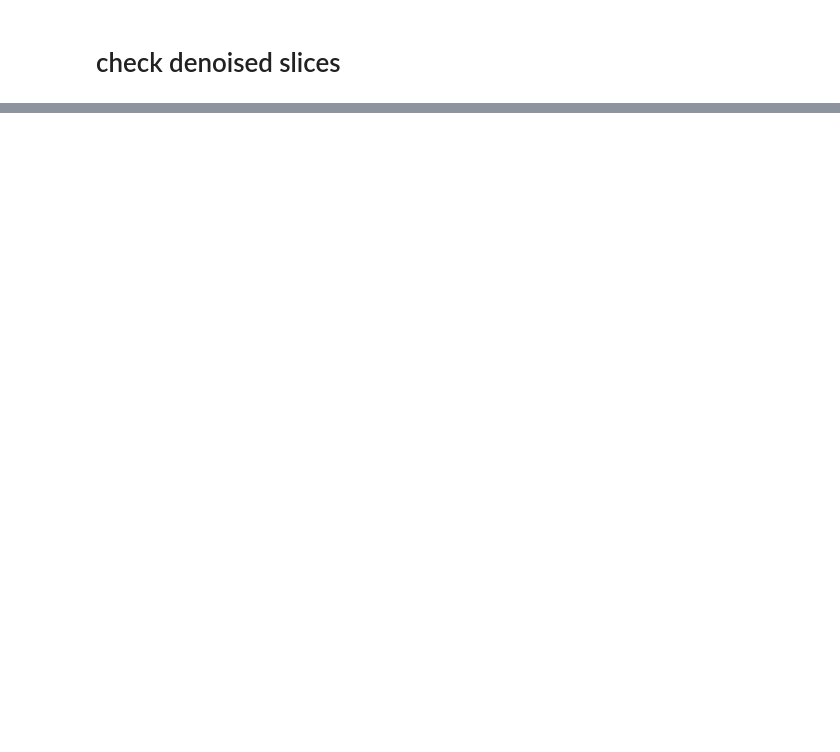
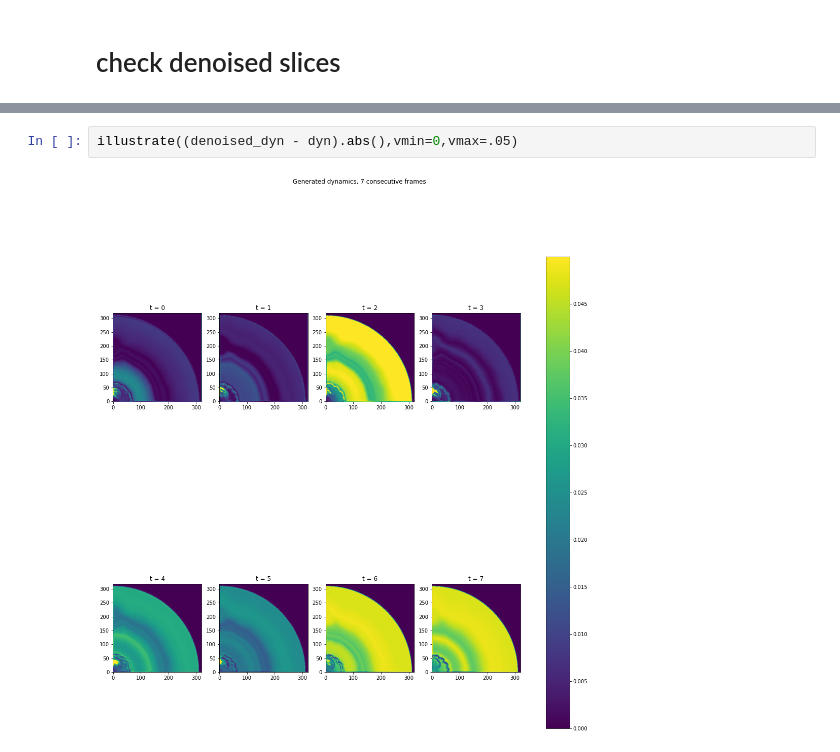
Before and after one commit to zhishenhuang/hydro, a Jupyter notebook: demo.ipynb, the cells around one changed output, grey strips where cells are left out. Drawn from its saved outputs; the diff is of its cells as text; blank space fills up the shorter version.

```diff
--- a/demo.ipynb
+++ b/demo.ipynb
@@ -435,0 +506,4 @@ denoised    l1 err:  0.22266116738319397
+# %%
+illustrate((denoised_dyn - dyn).abs(),vmin=0,vmax=.05)
+# %% [output]
+[figure, added]
```
Also changed, not shown: parts of 12 cells of this notebook, 5 other files.
